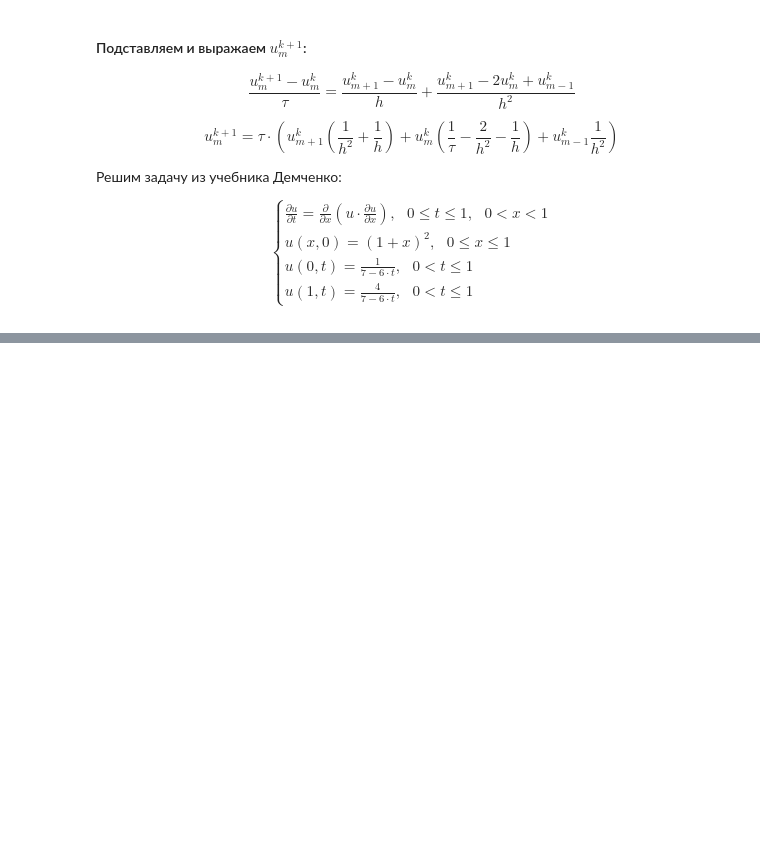
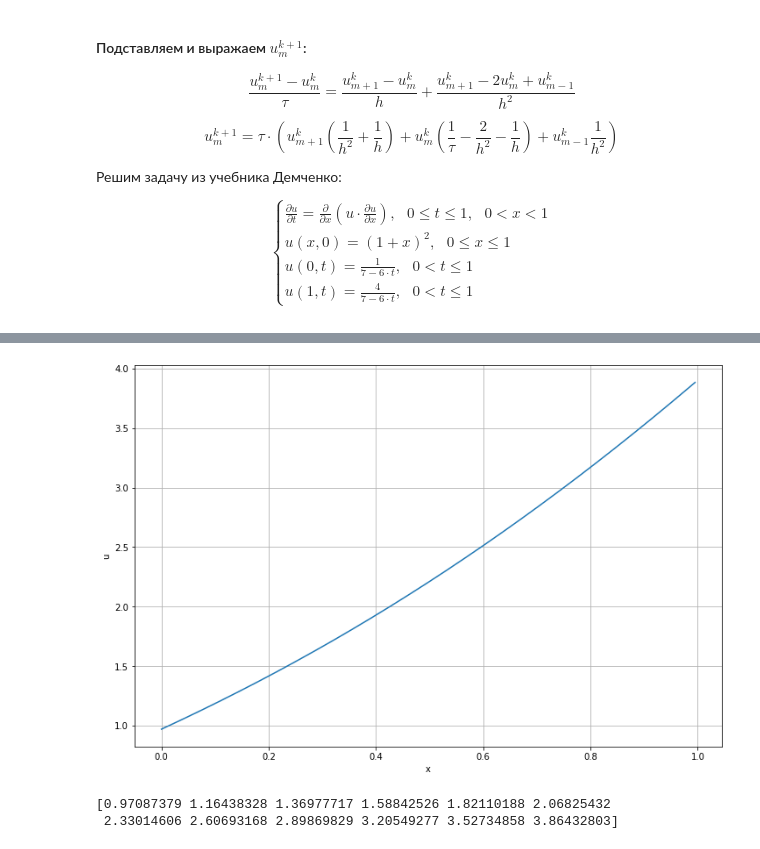
Before and after one commit to uslsteen/CompMath, a Jupyter notebook: lab_11/lab11.ipynb, the cells around one changed output, grey strips where cells are left out. Cells and saved outputs as stored; diff of their text form; code cells hidden in the pictures; blank space fills up the shorter version.

```diff
--- a/lab_11/lab11.ipynb
+++ b/lab_11/lab11.ipynb
@@ -143,0 +202,7 @@ plot(solve_eq())
+# %%
+plot_t(u[t_steps - 1])
+print(u[t_steps - 1, ::int(((X) / h) / 11)])
+# %% [output]
+[figure, added]
+[0.97087379 1.16438328 1.36977717 1.58842526 1.82110188 2.06825432
+ 2.33014606 2.60693168 2.89869829 3.20549277 3.52734858 3.86432803]
```
Also changed, not shown: parts of 6 cells of this notebook.
